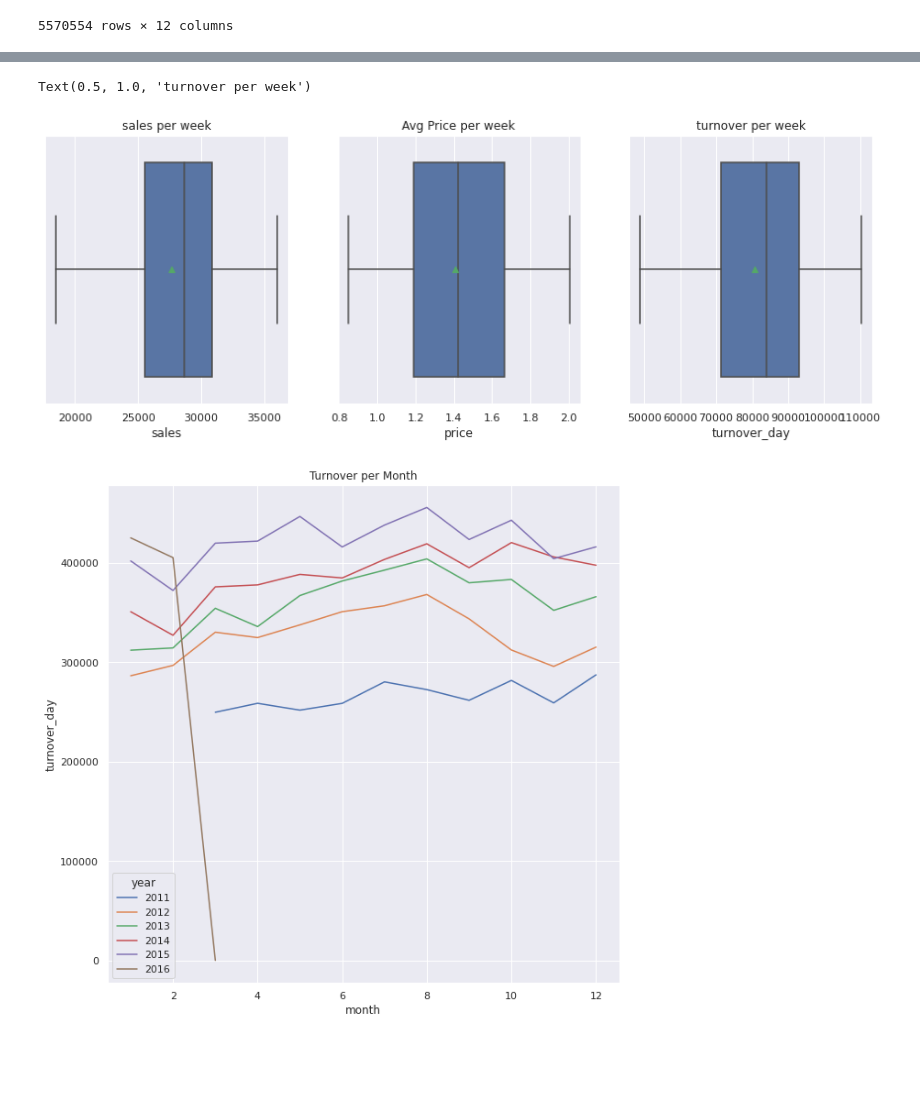
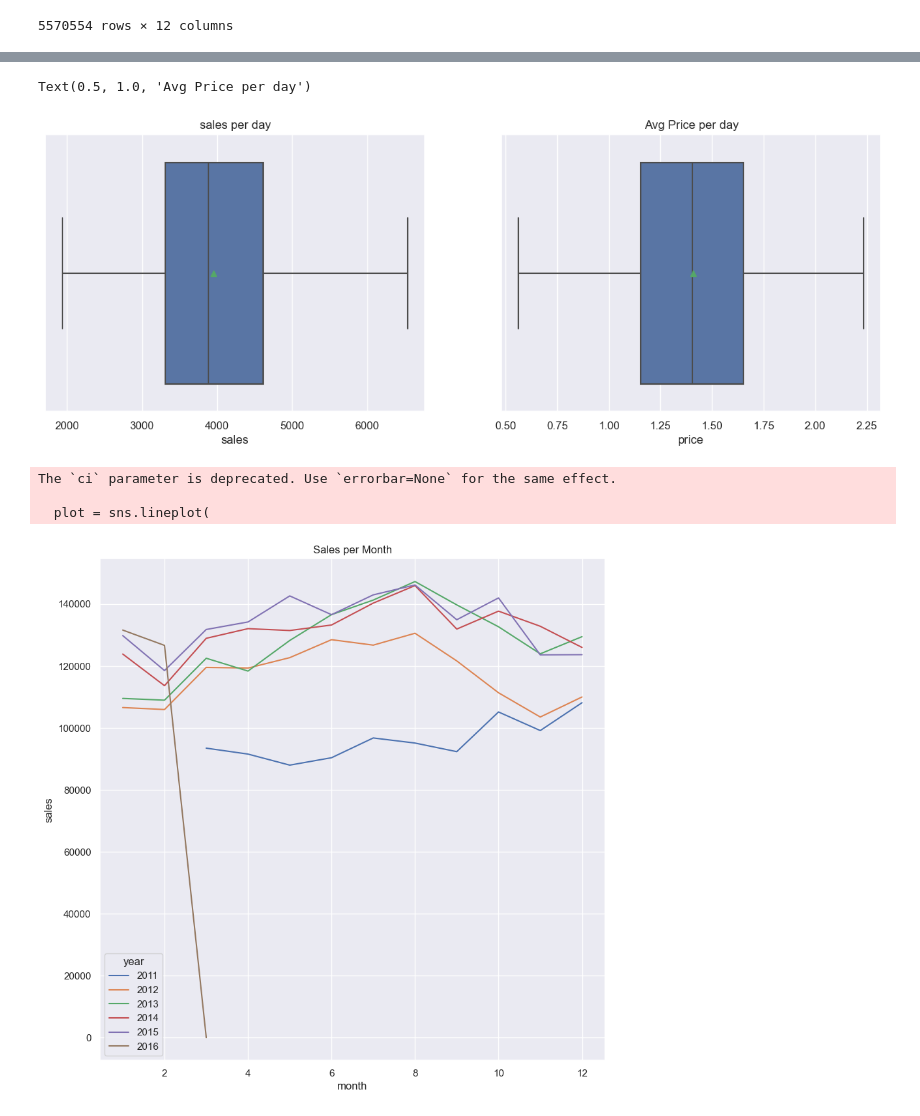
Before and after one commit to EdwinUe/BAB_WS22-23, a Jupyter notebook: Code/002BusinessAnalyticsBProjekt.ipynb, the cells around one changed output, grey strips where cells are left out. Cells and saved outputs as stored; diff of their text form; code cells hidden in the pictures; blank space fills up the shorter version.

```diff
--- a/Code/002BusinessAnalyticsBProjekt.ipynb
+++ b/Code/002BusinessAnalyticsBProjekt.ipynb
@@ -601,6 +601,4 @@ df
 | 5570552 | 2016-03-30 | 11609 | NaN | NaN | NaN | NaN | 0 | NaN | NaN | ... |
 | 5570553 | 2016-03-31 | 11609 | NaN | NaN | NaN | NaN | 0 | NaN | NaN | ... |
 5570554 rows × 12 columns
-# %%
-df['turnover_day'] = df['sales']*df['price']
 # %%
@@ -629,0 +660,3 @@ sns.barplot(x=df_plot.index, y='turnover_day', data=df_plot)
+# %%
+import datetime
+df['yearcw'] = df['date'].dt.year.astype('str') + df['date'].dt.strftime('%W')
@@ -629,0 +720,4 @@ sns.barplot(x=df_plot.index, y='turnover_day', data=df_plot)
+# %%
+df_plot3 = df[['date', 'sales', 'price']].groupby(by='date').agg({'sales': 'sum', 'price': 'mean'})
+#df_plot.reset_index(inplace=True)
+df_plot3
@@ -638,32 +754,32 @@ sns.stripplot(
 # %%
-fig, axes = plt.subplots(1, 3, figsize=(15, 5), sharey=False)
+fig, axes = plt.subplots(1, 2, figsize=(15, 5), sharey=False)
 #fig.suptitle('')
 
-sns.boxplot(data=df_plot, x='sales', showmeans=True, showfliers=False, ax=axes[0])
-axes[0].set_title('sales per week')
+sns.boxplot(data=df_plot3, x='sales', showmeans=True, showfliers=False, ax=axes[0])
+axes[0].set_title('sales per day')
 
-sns.boxplot(data=df_plot, x='price', showmeans=True, showfliers=False, ax=axes[1])
-axes[1].set_title('Avg Price per week')
-
-sns.boxplot(data=df_plot, x='turnover_day', showmeans=True, showfliers=False, ax=axes[2])
-axes[2].set_title('turnover per week')
+sns.boxplot(data=df_plot3, x='price', showmeans=True, showfliers=False, ax=axes[1])
+axes[1].set_title('Avg Price per day')
 # %% [output]
-Text(0.5, 1.0, 'turnover per week')
+Text(0.5, 1.0, 'Avg Price per day')
-[figure, old version]
+[figure, new version]
 # %%
-df_plot2 = df[['date', 'turnover_day']].groupby(by='date').sum()
-df_plot2.reset_index(inplace=True)
-df_plot2['year'] = df_plot2['date'].dt.year
-df_plot2['month'] = df_plot2['date'].dt.month
+df_plot4 = df[['date', 'sales']].groupby(by='date').sum()
+df_plot4.reset_index(inplace=True)
+df_plot4['year'] = df_plot4['date'].dt.year
+df_plot4['month'] = df_plot4['date'].dt.month
 
 plot = sns.lineplot(
-    data=df_plot2,
+    data=df_plot4,
     x='month',
-    y='turnover_day',
+    y='sales',
     hue='year',
     estimator=sum,
     ci=None,
     palette='deep'
-).set(title='Turnover per Month')
+).set(title='Sales per Month')
 # %% [output]
+The `ci` parameter is deprecated. Use `errorbar=None` for the same effect.
+
+  plot = sns.lineplot(
-[figure, old version]
+[figure, new version]
```
Also changed, not shown: parts of 39 cells of this notebook.
